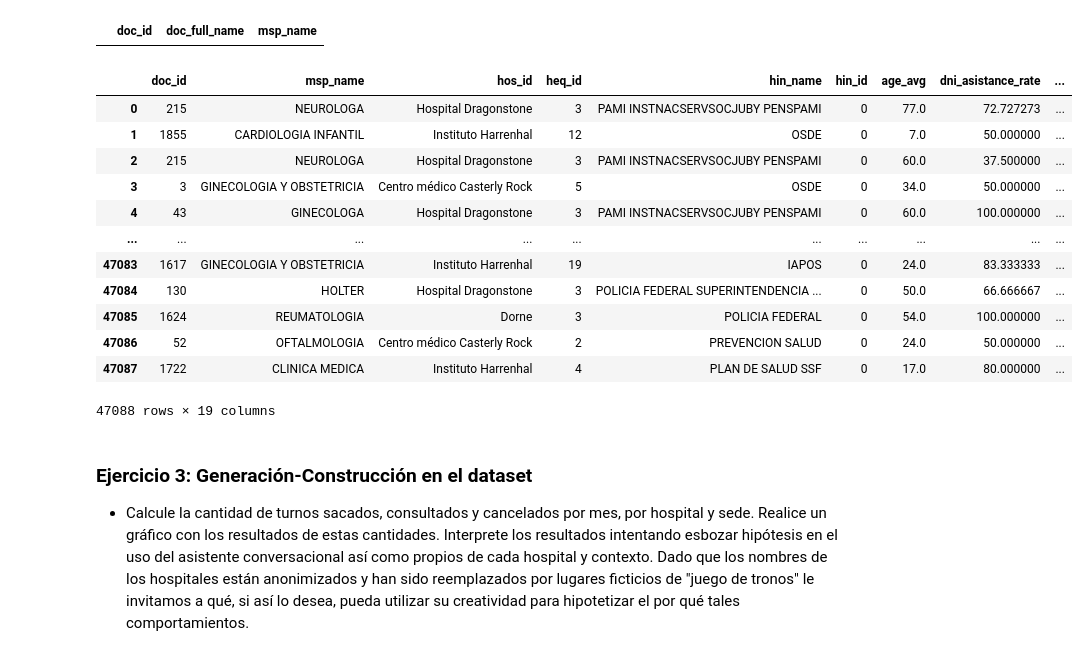
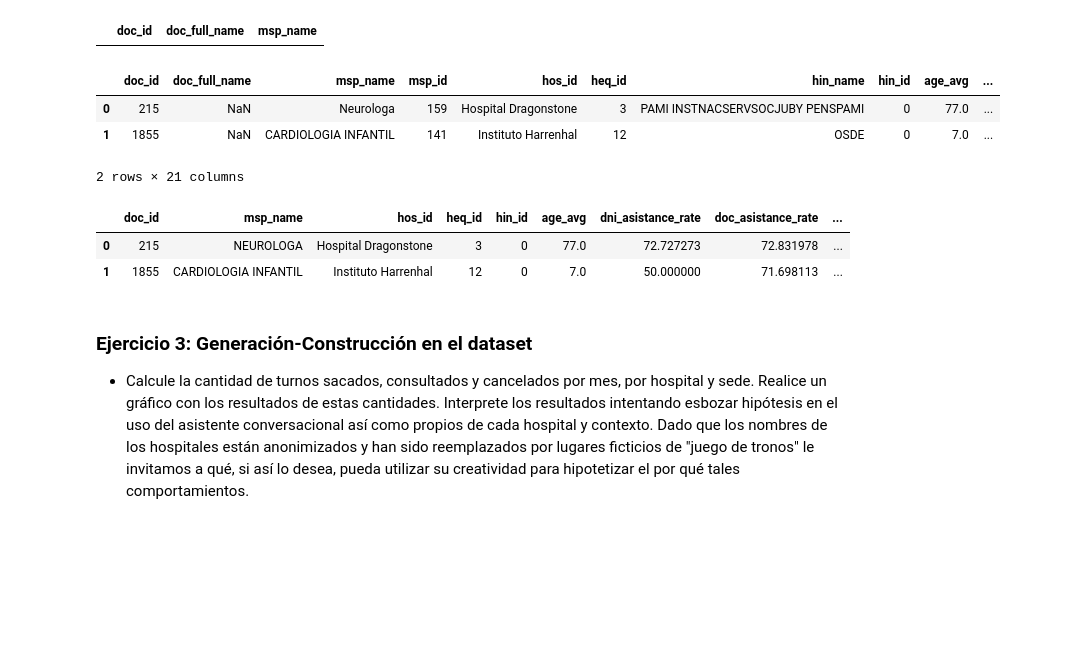
Before and after one commit to manufabregas/Dataset-Asistencia-a-turnos-m-dicos, a Jupyter notebook: Práctico_1_Análisis_y_visualización_de_datos.ipynb, the cells around one changed output. Cells and saved outputs as stored; diff of their text form; code cells hidden in the pictures; blank space fills up the shorter version.

```diff
--- a/Práctico_1_Análisis_y_visualización_de_datos.ipynb
+++ b/Práctico_1_Análisis_y_visualización_de_datos.ipynb
@@ -414,37 +400,33 @@ check_doc
 # %%
 #Transformaciones df original
 df_exp_base=df.copy()
+df_exp_base.head(2)
+# %% [output]
+|  | doc_id | doc_full_name | msp_name | msp_id | hos_id | heq_id | hin_name | hin_id | age_avg | ... |
+| 0 | 215 | NaN | Neurologa | 159 | Hospital Dragonstone | 3 | PAMI INSTNACSERVSOCJUBY PENSPAMI | 0 | 77.0 | ... |
+| 1 | 1855 | NaN | CARDIOLOGIA INFANTIL | 141 | Instituto Harrenhal | 12 | OSDE | 0 | 7.0 | ... |
+2 rows × 21 columns
 # %%
-#Drop cols doc_full_name (vacío) y msp_id	(id propio de cada clínica, va a diferir con cada clínica este nro)
-df_exp_base=df_exp_base.drop(['doc_full_name','msp_id'],axis=1)
+#Drop cols doc_full_name (vacío), msp_id y hin_name	(id propio de cada clínica, va a diferir con cada clínica este nro)
+df_exp_base=df_exp_base.drop(['doc_full_name','msp_id','hin_name'],axis=1)
 
 #Rename en nombres de cols
 df_exp_base=df_exp_base.rename(columns={'action_A_count':'qt_sac_pac_ac',"action_B_count":"qt_canc_pac_ac",'action_C_count':'qt_cons_pac'})
 
 #Correcciones en nombres de especialidades, convertimos en mayúscula, renombramos
 df_exp_base['msp_name'] = df_exp_base['msp_name'].str.upper()
-df_exp_base['msp_name'] = df_exp_base['msp_name'].str.replace('NUTRICIN', 'NUTRICION')
-df_exp_base['msp_name'] = df_exp_base['msp_name'].str.replace('CIRUGA', 'CIRUGIA')
+# df_exp_base['msp_name'] = df_exp_base['msp_name'].str.replace('NUTRICIN', 'NUTRICION')
+# df_exp_base['msp_name'] = df_exp_base['msp_name'].str.replace('CIRUGA', 'CIRUGIA')
 
 #Trabajaremos con las duplicaciones de hin_name
 
 # df_exp_base= df_exp_base[df_exp_base['msp_name'].str.contains('NUTRICION')]
 
-df_exp_base
+df_exp_base.head(2)
 # %% [output]
-|  | doc_id | msp_name | hos_id | heq_id | hin_name | hin_id | age_avg | dni_asistance_rate | ... |
-| 0 | 215 | NEUROLOGA | Hospital Dragonstone | 3 | PAMI INSTNACSERVSOCJUBY PENSPAMI | 0 | 77.0 | 72.727273 | ... |
-| 1 | 1855 | CARDIOLOGIA INFANTIL | Instituto Harrenhal | 12 | OSDE | 0 | 7.0 | 50.000000 | ... |
-| 2 | 215 | NEUROLOGA | Hospital Dragonstone | 3 | PAMI INSTNACSERVSOCJUBY PENSPAMI | 0 | 60.0 | 37.500000 | ... |
-| 3 | 3 | GINECOLOGIA Y OBSTETRICIA | Centro médico Casterly Rock | 5 | OSDE | 0 | 34.0 | 50.000000 | ... |
-| 4 | 43 | GINECOLOGA | Hospital Dragonstone | 3 | PAMI INSTNACSERVSOCJUBY PENSPAMI | 0 | 60.0 | 100.000000 | ... |
-| ... | ... | ... | ... | ... | ... | ... | ... | ... | ... |
-| 47083 | 1617 | GINECOLOGIA Y OBSTETRICIA | Instituto Harrenhal | 19 | IAPOS | 0 | 24.0 | 83.333333 | ... |
-| 47084 | 130 | HOLTER | Hospital Dragonstone | 3 | POLICIA FEDERAL SUPERINTENDENCIA ... | 0 | 50.0 | 66.666667 | ... |
-| 47085 | 1624 | REUMATOLOGIA | Dorne | 3 | POLICIA FEDERAL | 0 | 54.0 | 100.000000 | ... |
-| 47086 | 52 | OFTALMOLOGIA | Centro médico Casterly Rock | 2 | PREVENCION SALUD | 0 | 24.0 | 50.000000 | ... |
-| 47087 | 1722 | CLINICA MEDICA | Instituto Harrenhal | 4 | PLAN DE SALUD SSF | 0 | 17.0 | 80.000000 | ... |
+|  | doc_id | msp_name | hos_id | heq_id | hin_id | age_avg | dni_asistance_rate | doc_asistance_rate | ... |
+| 0 | 215 | NEUROLOGA | Hospital Dragonstone | 3 | 0 | 77.0 | 72.727273 | 72.831978 | ... |
+| 1 | 1855 | CARDIOLOGIA INFANTIL | Instituto Harrenhal | 12 | 0 | 7.0 | 50.000000 | 71.698113 | ... |
-47088 rows × 19 columns
 # %% [markdown]
 ### Ejercicio 3: Generación-Construcción en el dataset
 
```
Also changed, not shown: parts of 5 cells of this notebook.
